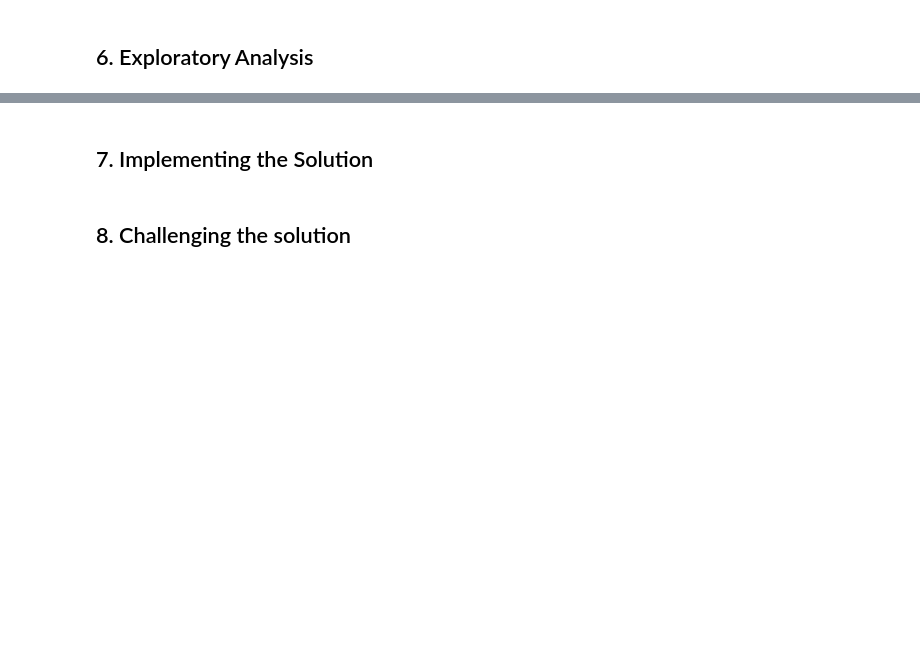
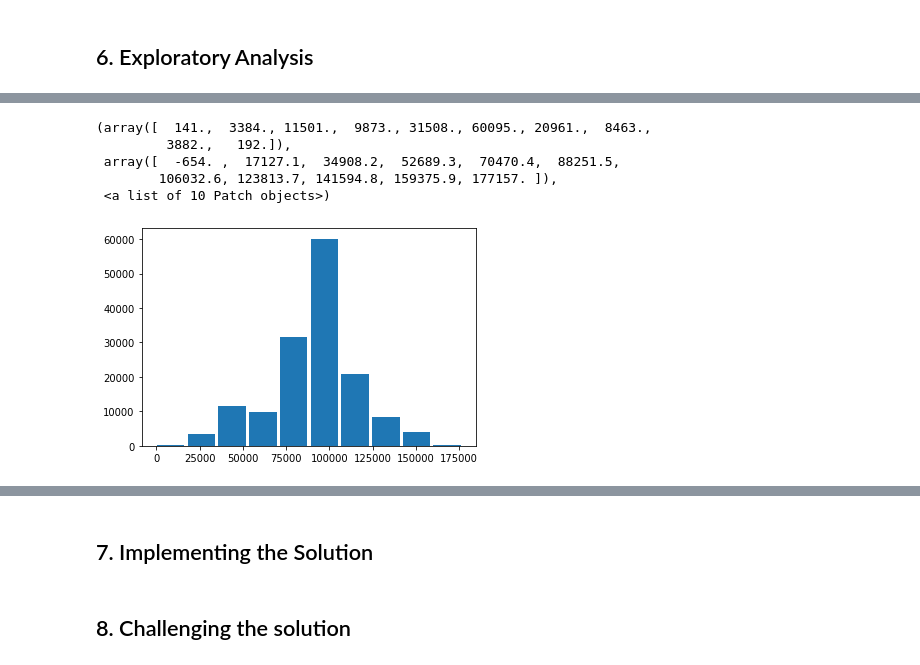
Before and after one commit to Ruoro/moringadescstats, a Jupyter notebook: Copy_of_Univariate_Analysis_Exploratory_Data_Analysis_(Exercise_1).ipynb, the cells around one changed output, grey strips where cells are left out. Cells and saved outputs as stored; diff of their text form; code cells hidden in the pictures; blank space fills up the shorter version.

```diff
--- a/Copy_of_Univariate_Analysis_Exploratory_Data_Analysis_(Exercise_1).ipynb
+++ b/Copy_of_Univariate_Analysis_Exploratory_Data_Analysis_(Exercise_1).ipynb
@@ -112,0 +127,15 @@ dtype: int64
+# %%
+
+age = medical_cities_income_df['Age']
+city = medical_cities_income_df['City']
+income = medical_cities_income_df['Income']
+gender = medical_cities_income_df['Gender']
+# focus on income
+plt.hist(income, histtype= 'bar', rwidth= 0.9)
+# %% [output]
+(array([  141.,  3384., 11501.,  9873., 31508., 60095., 20961.,  8463.,
+         3882.,   192.]),
+ array([  -654. ,  17127.1,  34908.2,  52689.3,  70470.4,  88251.5,
+        106032.6, 123813.7, 141594.8, 159375.9, 177157. ]),
+ <a list of 10 Patch objects>)
+[figure, added]
```
Also changed, not shown: parts of 12 cells of this notebook.
